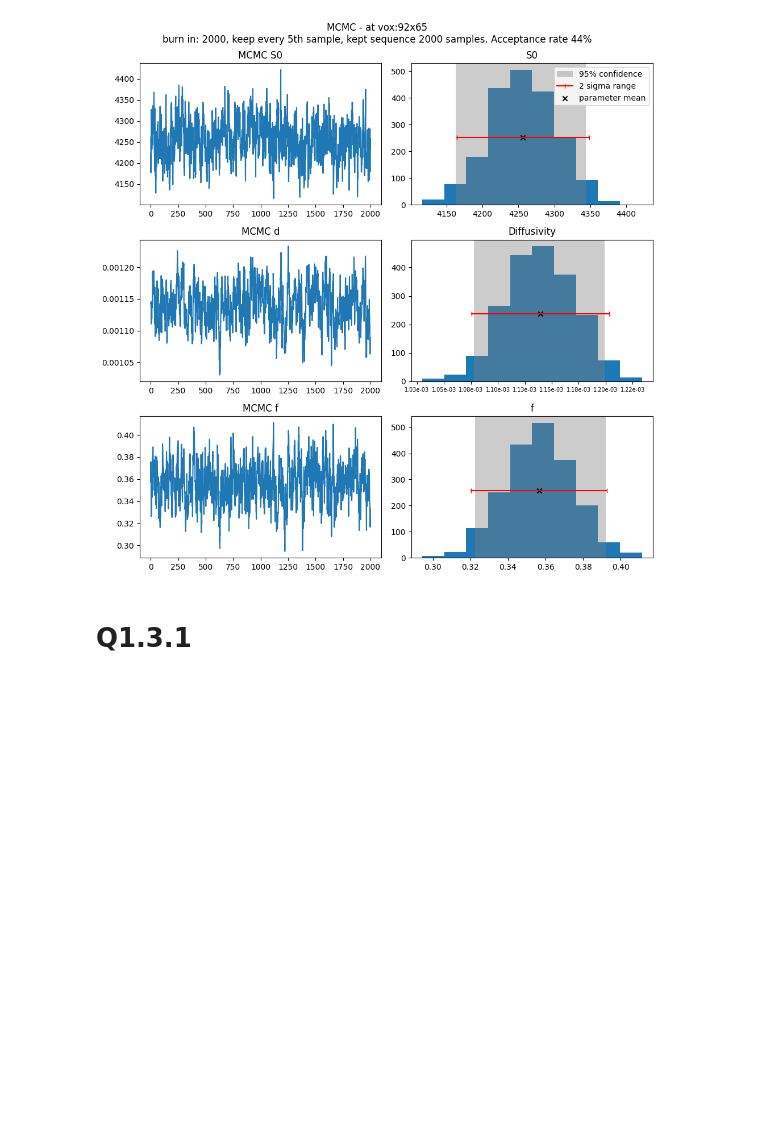
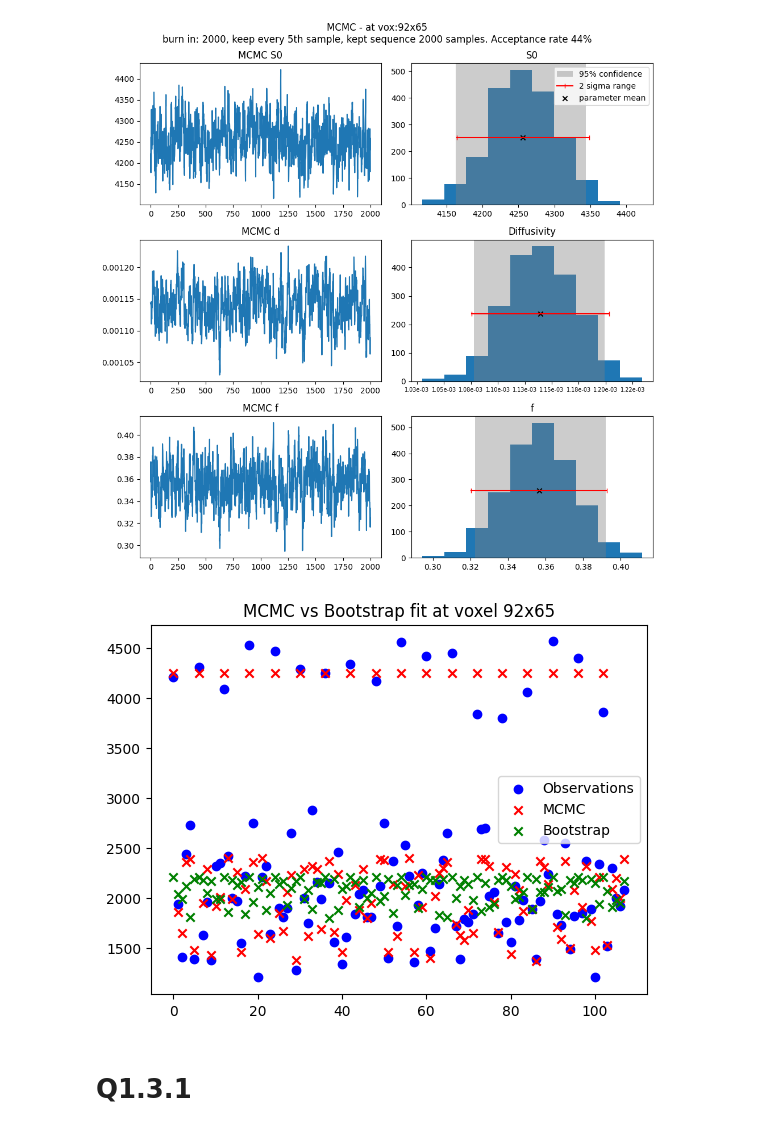
Before and after one commit to fclarke1/modelling-bio-imaging-comp0118, a Jupyter notebook: assignment_1/q1_1.ipynb, the cells around one changed output. Saved outputs shown, nothing was run; the diff lists cells and outputs as text; code cells hidden in the pictures; blank space fills up the shorter version.

```diff
--- a/assignment_1/q1_1.ipynb
+++ b/assignment_1/q1_1.ipynb
@@ -698,6 +679,35 @@ S0: mean = 4256.181573441782, 95% confidence = [0.3224830446670277, 0.3919169374
 Diffusivity: mean = 0.0011394204926439757, 95% confidence = [0.3224830446670277, 0.39191693745182765], 2sigma range = [0.32050394655481507, 0.3927476439974257]
 f: mean = 0.35662579527612037, 95% confidence = [0.3224830446670277, 0.39191693745182765], 2sigma range = [0.32050394655481507, 0.3927476439974257]
 [figure]
+# %%
+# Compare the Boostrap output to MCMC output
+MCMC_x = np.array([MCMC_S0.mean(),
+                   MCMC_d.mean(),
+                   MCMC_f.mean(),
+                   MCMC_sequence[:,3].mean(),
+                   MCMC_sequence[:,4].mean()])
+bootstrap_x = np.array([bootstrap_parameters.mean(axis=0)[0],
+                        bootstrap_parameters.mean(axis=0)[1],
+                        bootstrap_parameters.mean(axis=0)[2],
+                        bootstrap_parameters.mean(axis=0)[3],
+                        bootstrap_parameters.mean(axis=0)[4]])
+
+MCMC_est = ball_stick(MCMC_x)
+bootstrap_est = ball_stick(bootstrap_x)
+A_exact = np.squeeze(dwis[:,vox_i,vox_j,im_slice])
+
+MCMC_SSD = BallStickSSD(MCMC_x, dwis[:,vox_i,vox_j,im_slice])
+bootstrap_SSD = BallStickSSD(bootstrap_x, dwis[:,vox_i,vox_j,im_slice])
+
+# Create grid of subplots to compare
+plt.scatter(np.arange(108), A_exact, marker='o', color='b', label='Observations')
+plt.scatter(np.arange(108), MCMC_est, marker='x', color='r', label='MCMC')
+plt.scatter(np.arange(108), bootstrap_est, marker='x', color='g', label='Bootstrap')
+plt.legend()
+plt.title(f'MCMC vs Bootstrap fit at voxel {vox_i+1}x{vox_j+1}')
+plt.show()
+# %% [output]
+[figure, added]
 # %% [markdown]
 # Q1.3.1
 # %%
```
Also changed, not shown: parts of 6 cells of this notebook, 1 other file.
